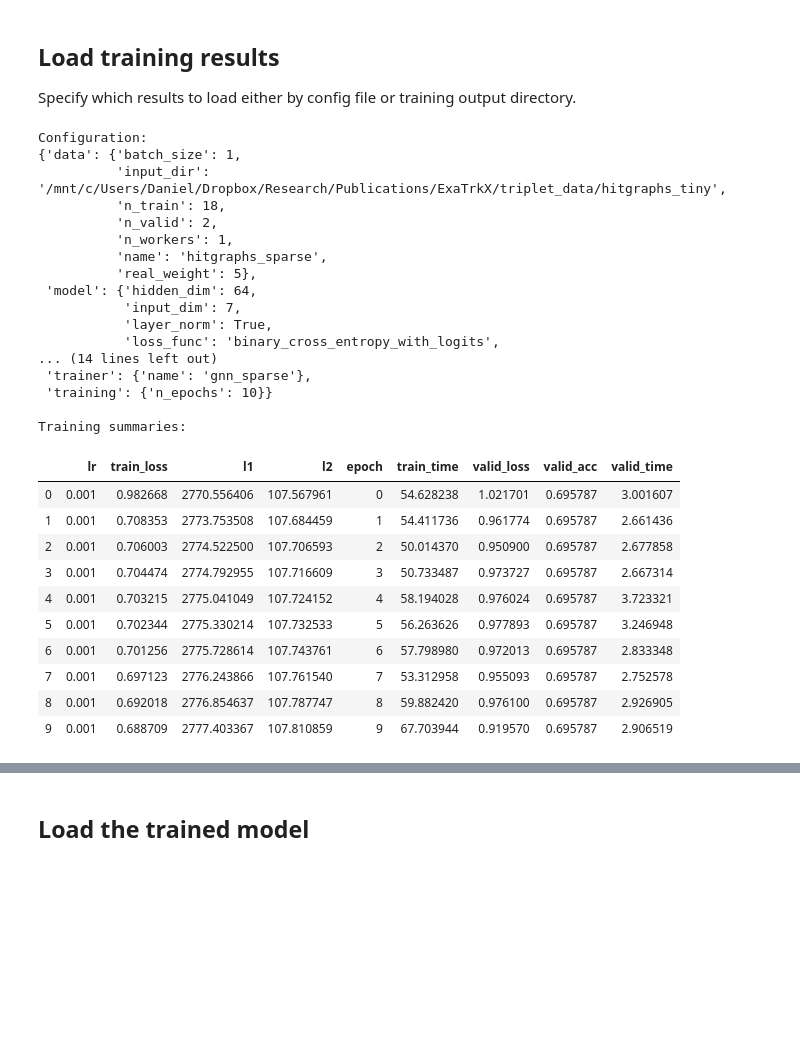
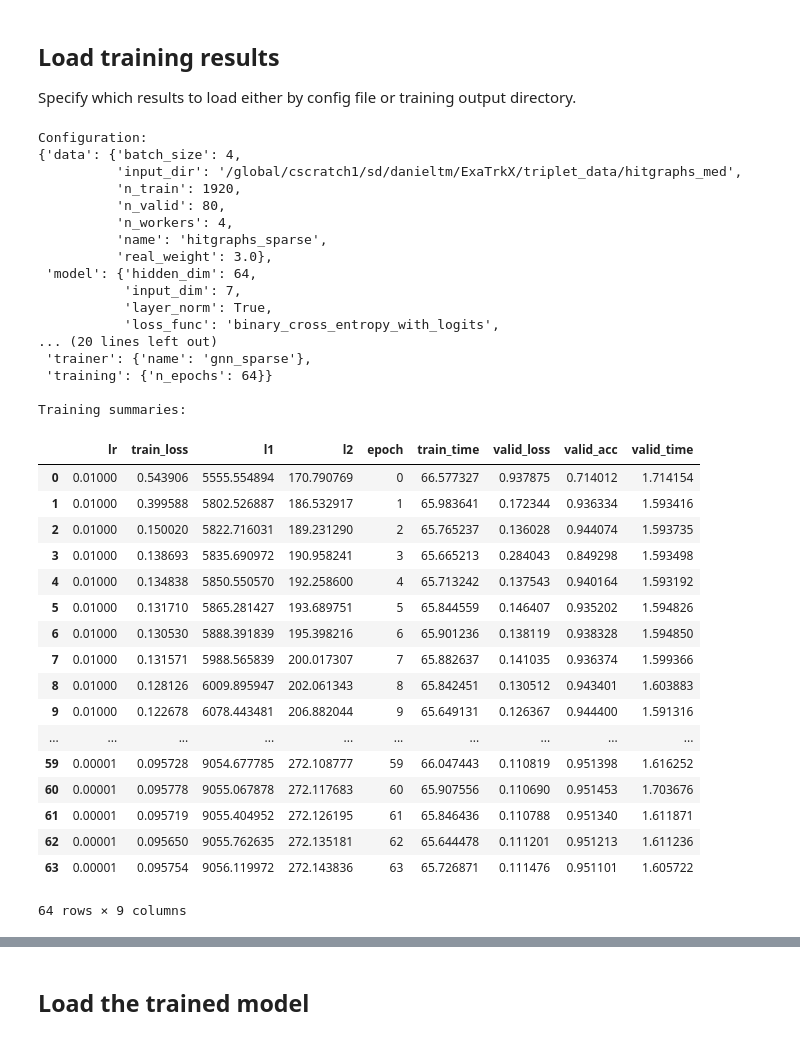
Before and after one commit to murnanedaniel/eta-tracker, a Jupyter notebook: notebooks/EvalTripGNN.ipynb, the cells around one changed output, grey strips where cells are left out. Saved outputs shown, nothing was run; the diff lists cells and outputs as text; code cells hidden in the pictures; blank space fills up the shorter version.

```diff
--- a/notebooks/EvalTripGNN.ipynb
+++ b/notebooks/EvalTripGNN.ipynb
@@ -41,47 +39,54 @@ config = load_config_file(config_file)
 summaries = load_summaries(config)
 # %%
 # Load by directory (preferred)
-result_base = os.path.expandvars('/mnt/c/Users/Daniel/Dropbox/Research/Publications/ExaTrkX/triplet_results')
+result_base = os.path.expandvars('/global/cscratch1/sd/danieltm/ExaTrkX/triplet_results/checkpoints_med')
 # %%
-result_name = 'agnn01'
+result_name = 'agnn02'
 result_dir = os.path.join(result_base, result_name)
 
 config = load_config_dir(result_dir)
 print('Configuration:')
 pp(config)
 
 summaries = load_summaries(config)
 print('\nTraining summaries:')
 summaries
 # %% [output]
 Configuration:
-{'data': {'batch_size': 1,
-          'input_dir': '/mnt/c/Users/Daniel/Dropbox/Research/Publications/ExaTrkX/triplet_data/hitgraphs_tiny',
-          'n_train': 18,
-          'n_valid': 2,
-          'n_workers': 1,
+{'data': {'batch_size': 4,
+          'input_dir': '/global/cscratch1/sd/danieltm/ExaTrkX/triplet_data/hitgraphs_med',
+          'n_train': 1920,
+          'n_valid': 80,
+          'n_workers': 4,
           'name': 'hitgraphs_sparse',
-          'real_weight': 5},
+          'real_weight': 3.0},
  'model': {'hidden_dim': 64,
            'input_dim': 7,
            'layer_norm': True,
            'loss_func': 'binary_cross_entropy_with_logits',
-... (14 lines left out)
+... (20 lines left out)
  'trainer': {'name': 'gnn_sparse'},
- 'training': {'n_epochs': 10}}
+ 'training': {'n_epochs': 64}}
 
 Training summaries:
 |  | lr | train_loss | l1 | l2 | epoch | train_time | valid_loss | valid_acc | valid_time |
-| 0 | 0.001 | 0.982668 | 2770.556406 | 107.567961 | 0 | 54.628238 | 1.021701 | 0.695787 | 3.001607 |
-| 1 | 0.001 | 0.708353 | 2773.753508 | 107.684459 | 1 | 54.411736 | 0.961774 | 0.695787 | 2.661436 |
-| 2 | 0.001 | 0.706003 | 2774.522500 | 107.706593 | 2 | 50.014370 | 0.950900 | 0.695787 | 2.677858 |
-| 3 | 0.001 | 0.704474 | 2774.792955 | 107.716609 | 3 | 50.733487 | 0.973727 | 0.695787 | 2.667314 |
-| 4 | 0.001 | 0.703215 | 2775.041049 | 107.724152 | 4 | 58.194028 | 0.976024 | 0.695787 | 3.723321 |
-| 5 | 0.001 | 0.702344 | 2775.330214 | 107.732533 | 5 | 56.263626 | 0.977893 | 0.695787 | 3.246948 |
-| 6 | 0.001 | 0.701256 | 2775.728614 | 107.743761 | 6 | 57.798980 | 0.972013 | 0.695787 | 2.833348 |
-| 7 | 0.001 | 0.697123 | 2776.243866 | 107.761540 | 7 | 53.312958 | 0.955093 | 0.695787 | 2.752578 |
-| 8 | 0.001 | 0.692018 | 2776.854637 | 107.787747 | 8 | 59.882420 | 0.976100 | 0.695787 | 2.926905 |
-| 9 | 0.001 | 0.688709 | 2777.403367 | 107.810859 | 9 | 67.703944 | 0.919570 | 0.695787 | 2.906519 |
+| 0 | 0.01000 | 0.543906 | 5555.554894 | 170.790769 | 0 | 66.577327 | 0.937875 | 0.714012 | 1.714154 |
+| 1 | 0.01000 | 0.399588 | 5802.526887 | 186.532917 | 1 | 65.983641 | 0.172344 | 0.936334 | 1.593416 |
+| 2 | 0.01000 | 0.150020 | 5822.716031 | 189.231290 | 2 | 65.765237 | 0.136028 | 0.944074 | 1.593735 |
+| 3 | 0.01000 | 0.138693 | 5835.690972 | 190.958241 | 3 | 65.665213 | 0.284043 | 0.849298 | 1.593498 |
+| 4 | 0.01000 | 0.134838 | 5850.550570 | 192.258600 | 4 | 65.713242 | 0.137543 | 0.940164 | 1.593192 |
+| 5 | 0.01000 | 0.131710 | 5865.281427 | 193.689751 | 5 | 65.844559 | 0.146407 | 0.935202 | 1.594826 |
+| 6 | 0.01000 | 0.130530 | 5888.391839 | 195.398216 | 6 | 65.901236 | 0.138119 | 0.938328 | 1.594850 |
+| 7 | 0.01000 | 0.131571 | 5988.565839 | 200.017307 | 7 | 65.882637 | 0.141035 | 0.936374 | 1.599366 |
+| 8 | 0.01000 | 0.128126 | 6009.895947 | 202.061343 | 8 | 65.842451 | 0.130512 | 0.943401 | 1.603883 |
+| 9 | 0.01000 | 0.122678 | 6078.443481 | 206.882044 | 9 | 65.649131 | 0.126367 | 0.944400 | 1.591316 |
+| ... | ... | ... | ... | ... | ... | ... | ... | ... | ... |
+| 59 | 0.00001 | 0.095728 | 9054.677785 | 272.108777 | 59 | 66.047443 | 0.110819 | 0.951398 | 1.616252 |
+| 60 | 0.00001 | 0.095778 | 9055.067878 | 272.117683 | 60 | 65.907556 | 0.110690 | 0.951453 | 1.703676 |
+| 61 | 0.00001 | 0.095719 | 9055.404952 | 272.126195 | 61 | 65.846436 | 0.110788 | 0.951340 | 1.611871 |
+| 62 | 0.00001 | 0.095650 | 9055.762635 | 272.135181 | 62 | 65.644478 | 0.111201 | 0.951213 | 1.611236 |
+| 63 | 0.00001 | 0.095754 | 9056.119972 | 272.143836 | 63 | 65.726871 | 0.111476 | 0.951101 | 1.605722 |
+64 rows × 9 columns
 # %%
 plot_train_history(summaries)
 # %% [output]
```
Also changed, not shown: parts of 70 cells of this notebook, 29 other files.
